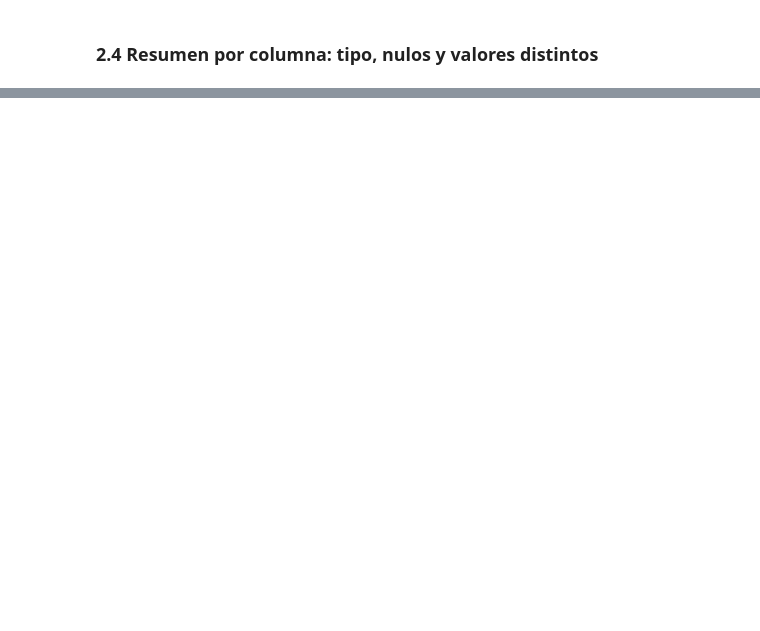
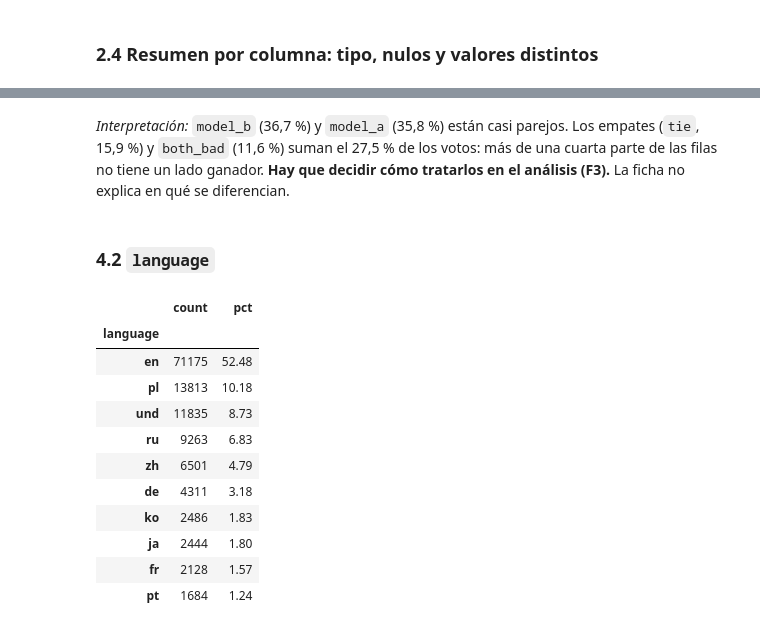
Before and after one commit to JoseFredes/lmarena-sumativa1, a Jupyter notebook: F2/F2_01_acquisition_exploration.ipynb, the cells around one changed output, grey strips where cells are left out. Cells and saved outputs as stored; diff of their text form; code cells hidden in the pictures; blank space fills up the shorter version.

```diff
--- a/F2/F2_01_acquisition_exploration.ipynb
+++ b/F2/F2_01_acquisition_exploration.ipynb
@@ -103,0 +246,20 @@ structure_summary(df_raw)
+# %% [markdown]
+*Interpretación:* `model_b` (36,7 %) y `model_a` (35,8 %) están casi parejos. Los empates (`tie`, 15,9 %) y `both_bad` (11,6 %) suman el 27,5 % de los votos: más de una cuarta parte de las filas no tiene un lado ganador. **Hay que decidir cómo tratarlos en el análisis (F3).** La ficha no explica en qué se diferencian.
+# %% [markdown]
+### 4.2 `language`
+# %%
+freq_lang = frequency_table(df_raw["language"], top=10)
+freq_lang
+# %% [output]
+|  | count | pct |
+| language |  |  |
+| en | 71175 | 52.48 |
+| pl | 13813 | 10.18 |
+| und | 11835 | 8.73 |
+| ru | 9263 | 6.83 |
+| zh | 6501 | 4.79 |
+| de | 4311 | 3.18 |
+| ko | 2486 | 1.83 |
+| ja | 2444 | 1.80 |
+| fr | 2128 | 1.57 |
+| pt | 1684 | 1.24 |
```
Also changed, not shown: parts of 71 cells of this notebook.
